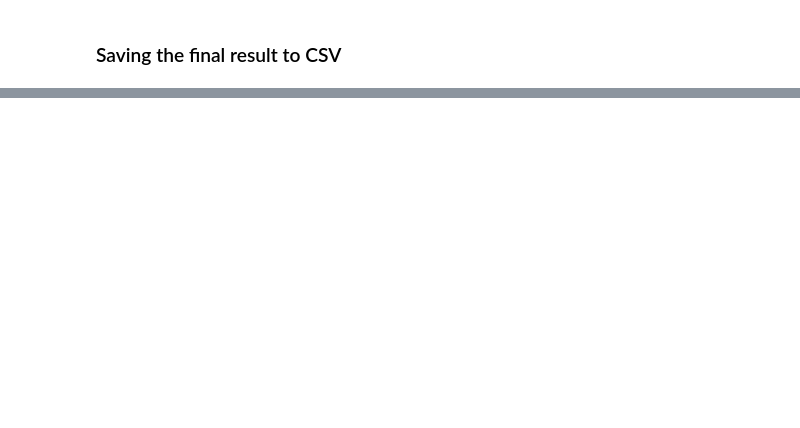
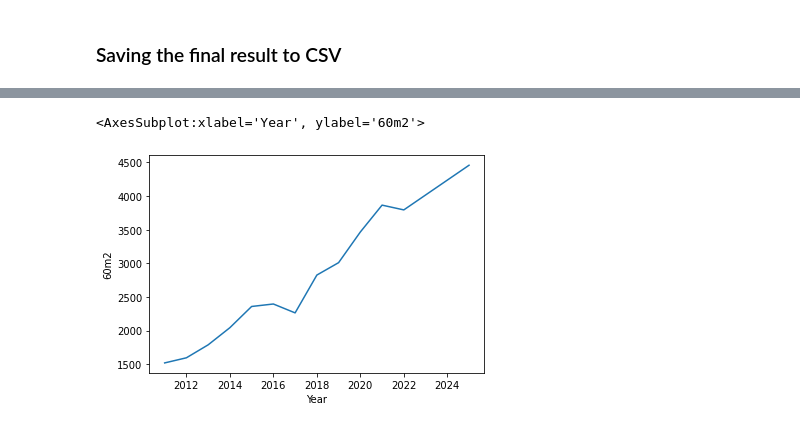
Before and after one commit to saicharangrandhi/Inspiration_task, a Jupyter notebook: task_1.ipynb, the cells around one changed output, grey strips where cells are left out. Drawn from its saved outputs; the diff is of its cells as text; code cells hidden in the pictures; blank space fills up the shorter version.

```diff
--- a/task_1.ipynb
+++ b/task_1.ipynb
@@ -123,0 +294,11 @@ df_R.to_csv('./data/Mietspiegel.csv')
+# %%
+ab = np.concatenate((y1,y2,y3),axis=1)
+ab = pd.DataFrame(ab)
+ab.loc[:,'Year'] = [2011,2012,2013,2014,2015,2016,2017,2018,2019,2020,2021,2022,2023,2024,2025]
+
+# Assigning the column names
+ab.columns = ['30m2','60m2','100m2','Year']
+
+# Ordering the columns to have year at the beginning
+ab = ab[['Year','30m2','60m2','100m2']]
+ab
@@ -123,0 +322,5 @@ df_R.to_csv('./data/Mietspiegel.csv')
+# %%
+sns.lineplot(data=ab,x='Year',y='60m2')
+# %% [output]
+<AxesSubplot:xlabel='Year', ylabel='60m2'>
+[figure, added]
```
Also changed, not shown: parts of 10 cells of this notebook.
